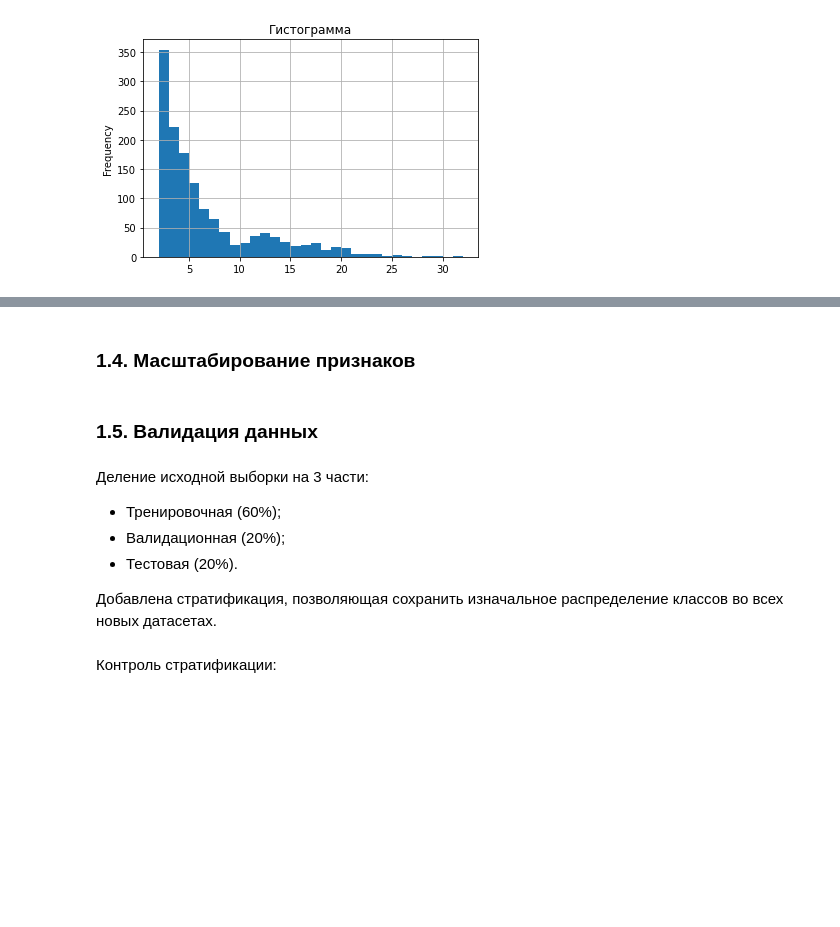
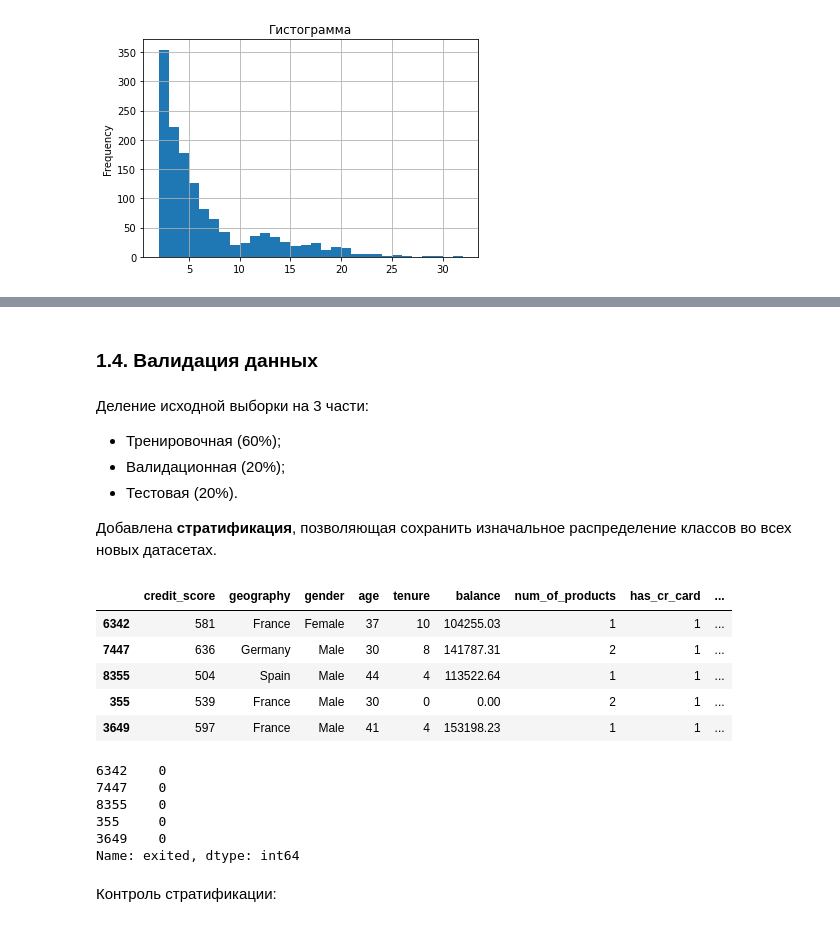
Before and after one commit to Danspers/7.Customer-churn, a Jupyter notebook: Customer_churn_modelling.ipynb, the cells around one changed output, grey strips where cells are left out. Drawn from its saved outputs; the diff is of its cells as text; code cells hidden in the pictures; blank space fills up the shorter version.

```diff
--- a/Customer_churn_modelling.ipynb
+++ b/Customer_churn_modelling.ipynb
@@ -151,2 +146,2 @@ df_ohe.head() #контроль
 # %% [markdown]
-### 1.4. Масштабирование признаков
+### 1.4. Валидация данных
@@ -158,12 +148,10 @@ features[numeric] = scaler.transform(features[numeric])
-# %% [markdown]
-### 1.5. Валидация данных
 # %% [markdown]
 Деление исходной выборки на 3 части:
 - Тренировочная (60%);
 - Валидационная (20%);
 - Тестовая (20%).
 
-Добавлена стратификация, позволяющая сохранить изначальное распределение классов во всех новых датасетах.
+Добавлена **стратификация**, позволяющая сохранить изначальное распределение классов во всех новых датасетах.
 # %%
 # выделение тренировочной выборки
 features_train, features_other, target_train, target_other = train_test_split(
@@ -172,6 +160,22 @@ features_train, features_other, target_train, target_other = train_test_split(
 # выделение валидационной и тестовой выборок
 features_valid, features_test, target_valid, target_test = train_test_split(
     features_other, target_other, test_size=0.50, stratify=target_other, random_state=1234)
+# %%
+display(features_valid.head())
+display(target_valid.to_frame().head())
+# %% [output]
+|  | credit_score | geography | gender | age | tenure | balance | num_of_products | has_cr_card | ... |
+| 6342 | 581 | France | Female | 37 | 10 | 104255.03 | 1 | 1 | ... |
+| 7447 | 636 | Germany | Male | 30 | 8 | 141787.31 | 2 | 1 | ... |
+| 8355 | 504 | Spain | Male | 44 | 4 | 113522.64 | 1 | 1 | ... |
+| 355 | 539 | France | Male | 30 | 0 | 0.00 | 2 | 1 | ... |
+| 3649 | 597 | France | Male | 41 | 4 | 153198.23 | 1 | 1 | ... |
+6342    0
+7447    0
+8355    0
+355     0
+3649    0
+Name: exited, dtype: int64
 # %% [markdown]
 Контроль стратификации:
 # %%
```
Also changed, not shown: parts of 28 cells of this notebook.
